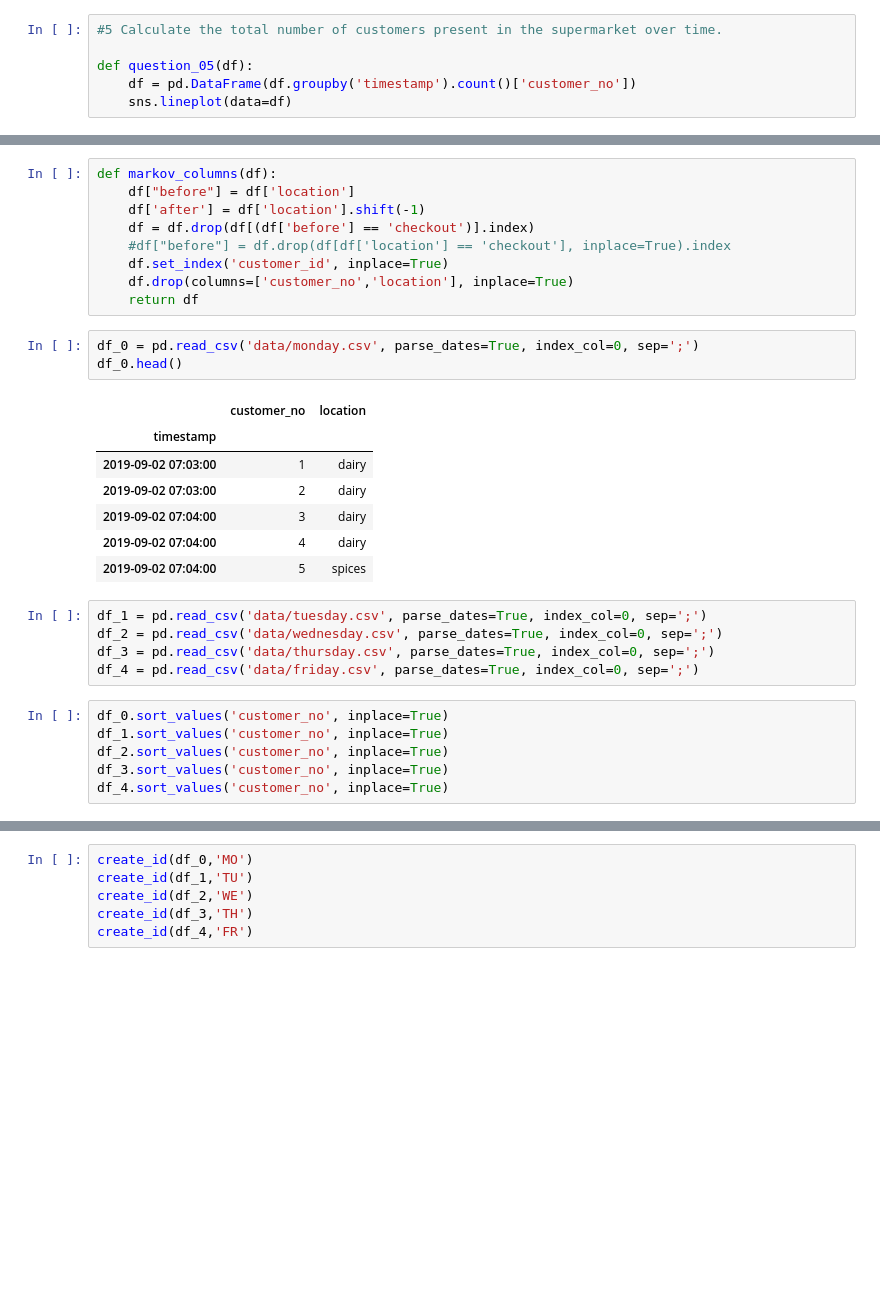
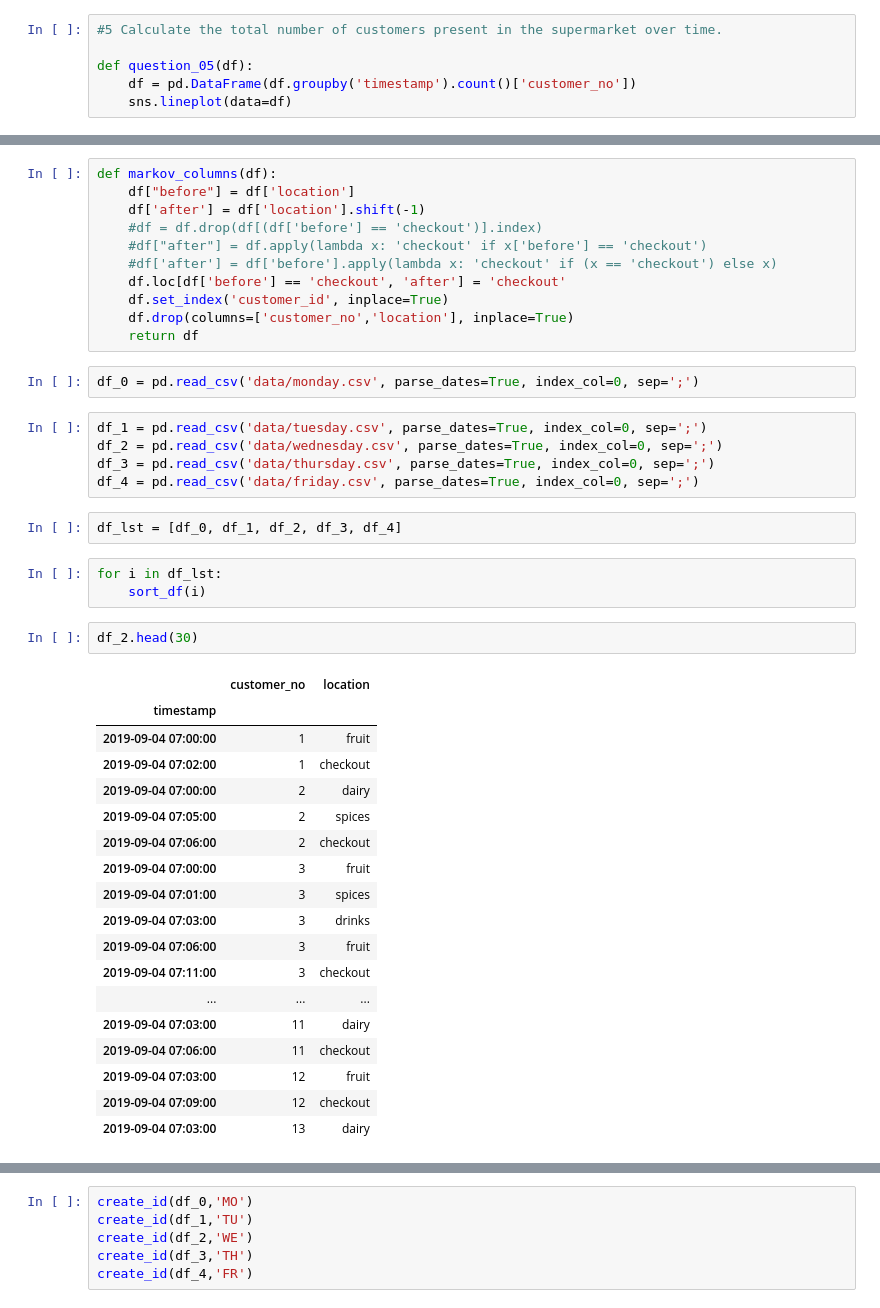
Before and after one commit to Stefan-battistetti/Supermarket_Markov, a Jupyter notebook: markov_chains.ipynb, the cells around one changed output, grey strips where cells are left out. Drawn from its saved outputs; the diff is of its cells as text; blank space fills up the shorter version.

```diff
--- a/markov_chains.ipynb
+++ b/markov_chains.ipynb
@@ -45,30 +78,43 @@ AttributeError: 'Series' object has no attribute 'info'
 def markov_columns(df):
     df["before"] = df['location']
     df['after'] = df['location'].shift(-1)
-    df = df.drop(df[(df['before'] == 'checkout')].index)
-    #df["before"] = df.drop(df[df['location'] == 'checkout'], inplace=True).index
+    #df = df.drop(df[(df['before'] == 'checkout')].index)
+    #df["after"] = df.apply(lambda x: 'checkout' if x['before'] == 'checkout')
+    #df['after'] = df['before'].apply(lambda x: 'checkout' if (x == 'checkout') else x)
+    df.loc[df['before'] == 'checkout', 'after'] = 'checkout'
     df.set_index('customer_id', inplace=True)
     df.drop(columns=['customer_no','location'], inplace=True)
     return df
 # %%
 df_0 = pd.read_csv('data/monday.csv', parse_dates=True, index_col=0, sep=';')
-df_0.head()
-# %% [output]
-|  | customer_no | location |
-| timestamp |  |  |
-| 2019-09-02 07:03:00 | 1 | dairy |
-| 2019-09-02 07:03:00 | 2 | dairy |
-| 2019-09-02 07:04:00 | 3 | dairy |
-| 2019-09-02 07:04:00 | 4 | dairy |
-| 2019-09-02 07:04:00 | 5 | spices |
 # %%
 df_1 = pd.read_csv('data/tuesday.csv', parse_dates=True, index_col=0, sep=';')
 df_2 = pd.read_csv('data/wednesday.csv', parse_dates=True, index_col=0, sep=';')
 df_3 = pd.read_csv('data/thursday.csv', parse_dates=True, index_col=0, sep=';')
 df_4 = pd.read_csv('data/friday.csv', parse_dates=True, index_col=0, sep=';')
-# %%
-df_0.sort_values('customer_no', inplace=True)
-df_1.sort_values('customer_no', inplace=True)
-df_2.sort_values('customer_no', inplace=True)
-df_3.sort_values('customer_no', inplace=True)
-df_4.sort_values('customer_no', inplace=True)
+# %%
+df_lst = [df_0, df_1, df_2, df_3, df_4]
+# %%
+for i in df_lst:
+    sort_df(i)
+# %%
+df_2.head(30)
+# %% [output]
+|  | customer_no | location |
+| timestamp |  |  |
+| 2019-09-04 07:00:00 | 1 | fruit |
+| 2019-09-04 07:02:00 | 1 | checkout |
+| 2019-09-04 07:00:00 | 2 | dairy |
+| 2019-09-04 07:05:00 | 2 | spices |
+| 2019-09-04 07:06:00 | 2 | checkout |
+| 2019-09-04 07:00:00 | 3 | fruit |
+| 2019-09-04 07:01:00 | 3 | spices |
+| 2019-09-04 07:03:00 | 3 | drinks |
+| 2019-09-04 07:06:00 | 3 | fruit |
+| 2019-09-04 07:11:00 | 3 | checkout |
+| ... | ... | ... |
+| 2019-09-04 07:03:00 | 11 | dairy |
+| 2019-09-04 07:06:00 | 11 | checkout |
+| 2019-09-04 07:03:00 | 12 | fruit |
+| 2019-09-04 07:09:00 | 12 | checkout |
+| 2019-09-04 07:03:00 | 13 | dairy |
```
Also changed, not shown: parts of 20 cells of this notebook, 1 other file.
